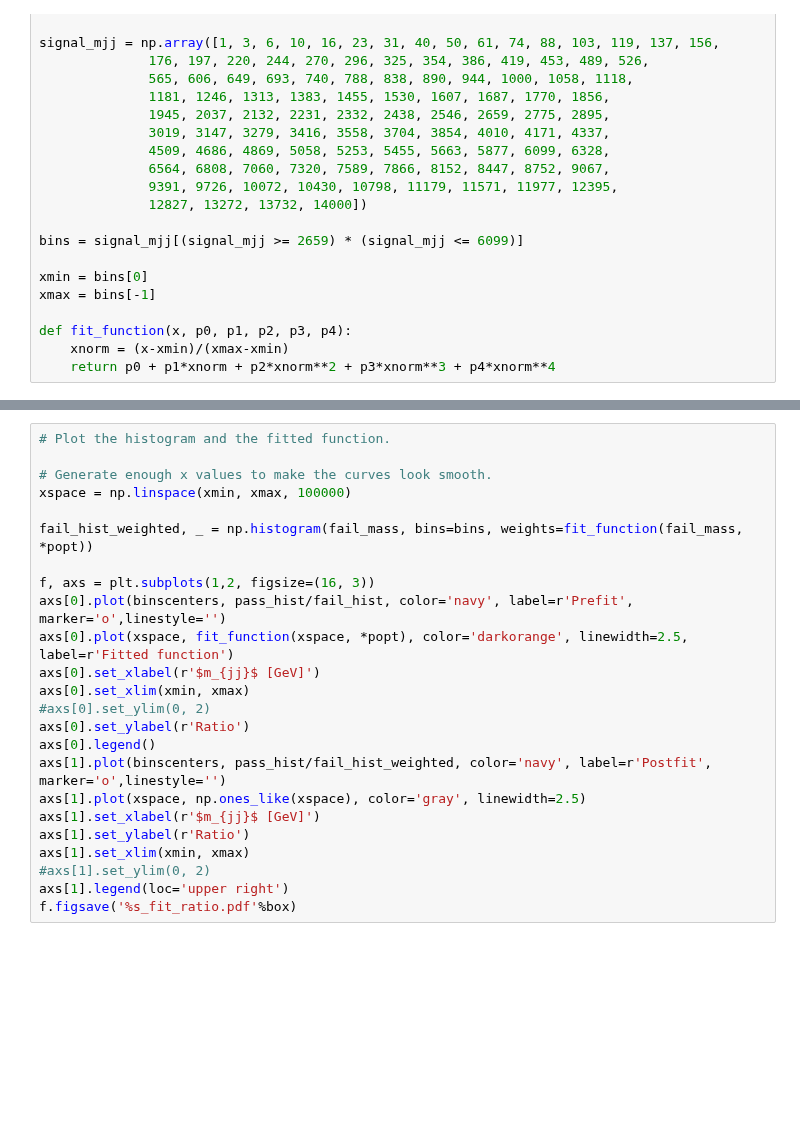
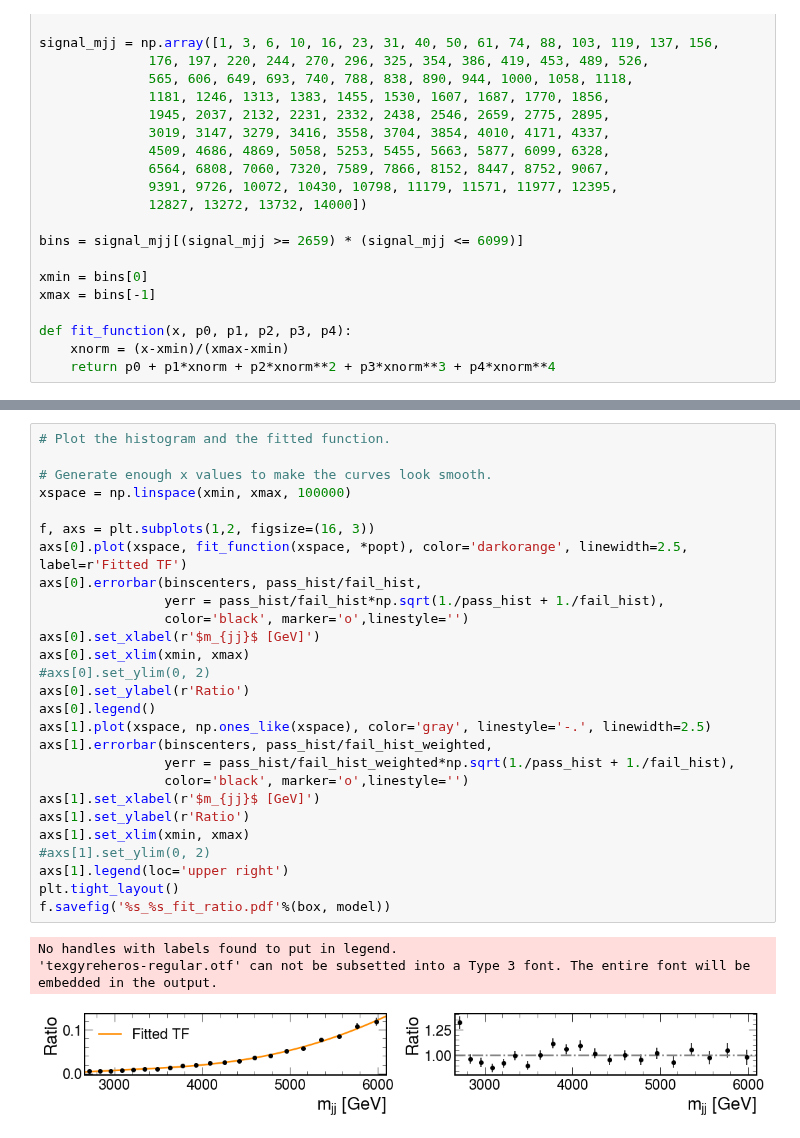
Before and after one commit to stsan9/AnomalyDetection4Jets, a Jupyter notebook: code/fit.ipynb, the cells around one changed output, grey strips where cells are left out. Drawn from its saved outputs; the diff is of its cells as text; blank space fills up the shorter version.

```diff
--- a/code/fit.ipynb
+++ b/code/fit.ipynb
@@ -84,25 +101,32 @@ f.figsave('%s_fit.pdf'%box)
 # %%
 # Plot the histogram and the fitted function.
 
 # Generate enough x values to make the curves look smooth.
 xspace = np.linspace(xmin, xmax, 100000)
 
-fail_hist_weighted, _ = np.histogram(fail_mass, bins=bins, weights=fit_function(fail_mass, *popt))
-
 f, axs = plt.subplots(1,2, figsize=(16, 3))
-axs[0].plot(binscenters, pass_hist/fail_hist, color='navy', label=r'Prefit', marker='o',linestyle='')
-axs[0].plot(xspace, fit_function(xspace, *popt), color='darkorange', linewidth=2.5, label=r'Fitted function')
+axs[0].plot(xspace, fit_function(xspace, *popt), color='darkorange', linewidth=2.5, label=r'Fitted TF')
+axs[0].errorbar(binscenters, pass_hist/fail_hist,
+                yerr = pass_hist/fail_hist*np.sqrt(1./pass_hist + 1./fail_hist),
+                color='black', marker='o',linestyle='')
 axs[0].set_xlabel(r'$m_{jj}$ [GeV]')
 axs[0].set_xlim(xmin, xmax)
 #axs[0].set_ylim(0, 2)
 axs[0].set_ylabel(r'Ratio')
 axs[0].legend()
-axs[1].plot(binscenters, pass_hist/fail_hist_weighted, color='navy', label=r'Postfit', marker='o',linestyle='')
-axs[1].plot(xspace, np.ones_like(xspace), color='gray', linewidth=2.5)
+axs[1].plot(xspace, np.ones_like(xspace), color='gray', linestyle='-.', linewidth=2.5)
+axs[1].errorbar(binscenters, pass_hist/fail_hist_weighted,
+                yerr = pass_hist/fail_hist_weighted*np.sqrt(1./pass_hist + 1./fail_hist),
+                color='black', marker='o',linestyle='')
 axs[1].set_xlabel(r'$m_{jj}$ [GeV]')
 axs[1].set_ylabel(r'Ratio')
 axs[1].set_xlim(xmin, xmax)
 #axs[1].set_ylim(0, 2)
 axs[1].legend(loc='upper right')
-f.figsave('%s_fit_ratio.pdf'%box)
+plt.tight_layout()
+f.savefig('%s_%s_fit_ratio.pdf'%(box, model))
+# %% [output]
+No handles with labels found to put in legend.
+'texgyreheros-regular.otf' can not be subsetted into a Type 3 font. The entire font will be embedded in the output.
+[figure, added]
 # %%
```
Also changed, not shown: parts of 3 cells of this notebook.
